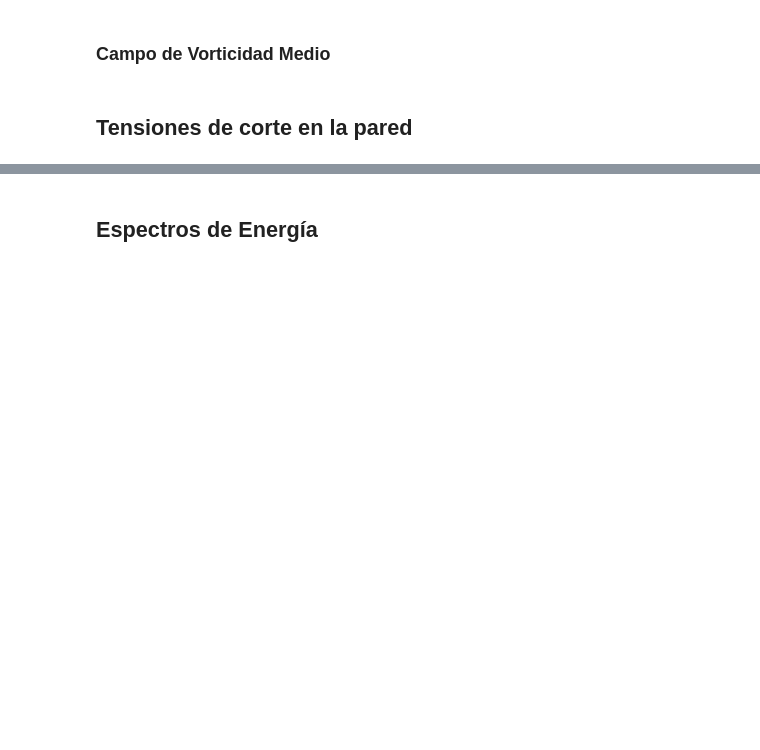
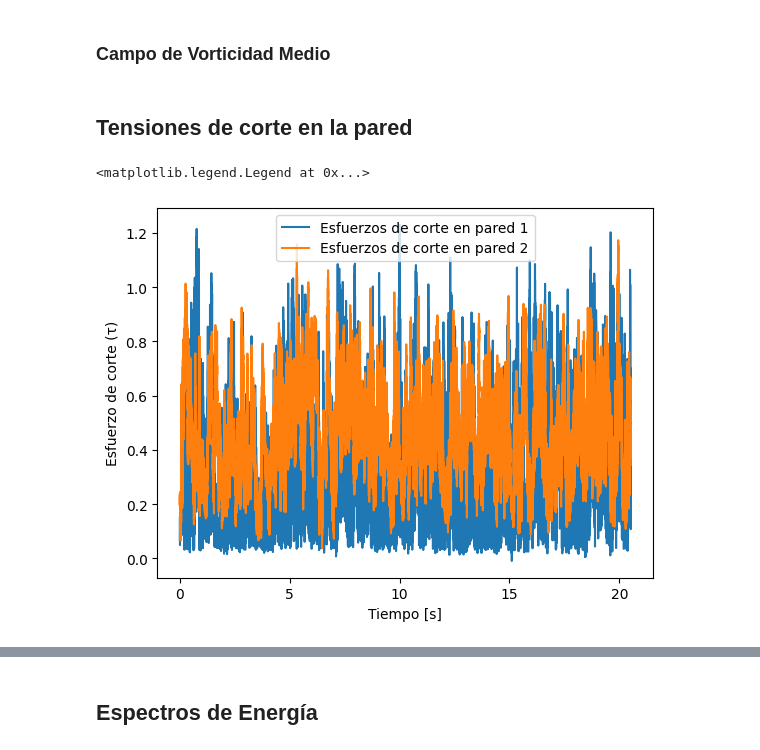
Before and after one commit to Daniel-SebastianGaete/ProyectoFluidos, a Jupyter notebook: main.ipynb, the cells around one changed output, grey strips where cells are left out. Saved outputs shown, nothing was run; the diff lists cells and outputs as text; code cells hidden in the pictures; blank space fills up the shorter version.

```diff
--- a/main.ipynb
+++ b/main.ipynb
@@ -96,3 +96,22 @@ La velocidad v fluctúa entre -0.014855613738393328 y 0.014431377434942173
 ### Campo de Vorticidad Medio
 # %% [markdown]
 ## Tensiones de corte en la pared
+# %%
+# tau = mu * (du/dy)
+# mu = rho * nu
+pos_met = (21/116)*(1/1000)
+mu = rho * nu
+u_mean_near1 = np.mean(u[0], axis=0)
+u_mean_near2 = np.mean(u[115], axis=0)
+
+tau_x1 = mu * (u_mean_near1/(1*pos_met))
+tau_x2 = mu * (u_mean_near2/(1*pos_met))
+
+plt.plot(t_,tau_x1,label="Esfuerzos de corte en pared 1", )
+plt.plot(t_,tau_x2,label="Esfuerzos de corte en pared 2")
+plt.xlabel("Tiempo [s]")
+plt.ylabel("Esfuerzo de corte (τ)")
+plt.legend()
+# %% [output]
+<matplotlib.legend.Legend at 0x...>
+[figure, added]
```
Also changed, not shown: parts of 4 cells of this notebook.
